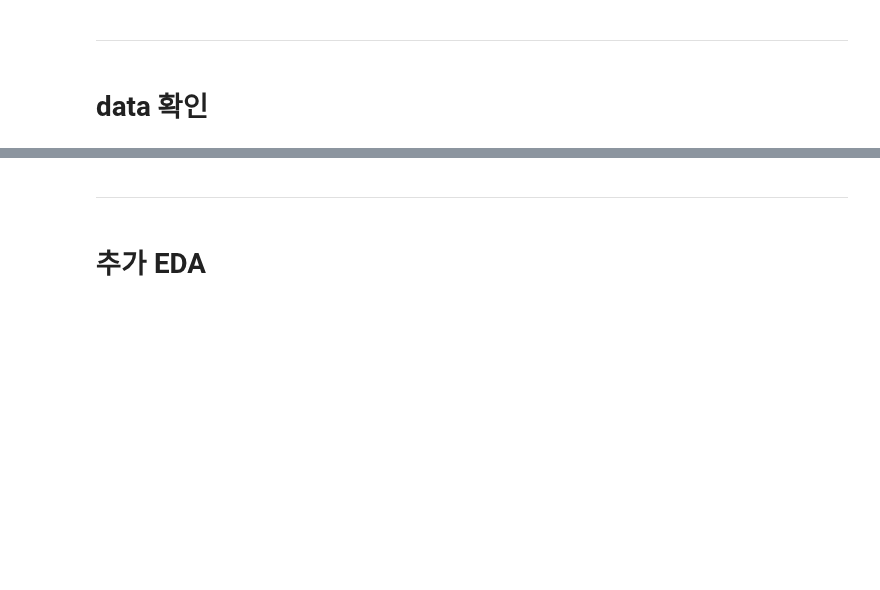
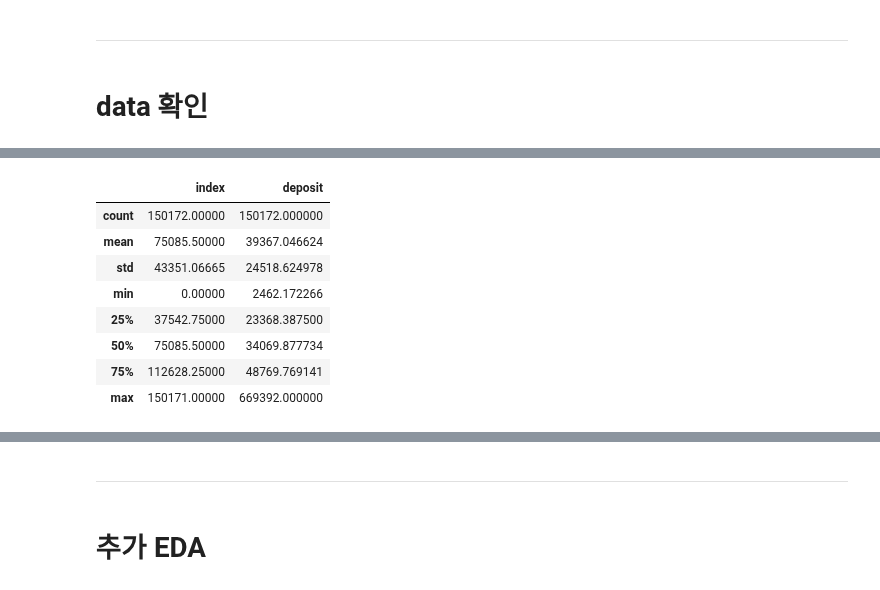
Before and after one commit to boostcampaitech7/level2-competitiveds-recsys-06, a Jupyter notebook: EDA/백우성/241022/EDA_base+4_241022.ipynb, the cells around one changed output, grey strips where cells are left out. Drawn from its saved outputs; the diff is of its cells as text; code cells hidden in the pictures; blank space fills up the shorter version.

```diff
--- a/EDA/백우성/241022/EDA_base+4_241022.ipynb
+++ b/EDA/백우성/241022/EDA_base+4_241022.ipynb
@@ -55 +55,16 @@ Index(['index', '_type', 'contract_year_month', 'contract_day', 'area_m2',
       dtype='object')
+# %%
+BASE_PATH = r'C:\Users\com\Documents\GitHub\level2-competitiveds-recsys-06\data\output'
+df = pd.read_csv(os.path.join(BASE_PATH,'v9_xgb_kfold_50000_fillna.csv'))
+# %%
+df.describe()
+# %% [output]
+|  | index | deposit |
+| count | 150172.00000 | 150172.000000 |
+| mean | 75085.50000 | 39367.046624 |
+| std | 43351.06665 | 24518.624978 |
+| min | 0.00000 | 2462.172266 |
+| 25% | 37542.75000 | 23368.387500 |
+| 50% | 75085.50000 | 34069.877734 |
+| 75% | 112628.25000 | 48769.769141 |
+| max | 150171.00000 | 669392.000000 |
```
Also changed, not shown: parts of 14 cells of this notebook, 1 other file.
